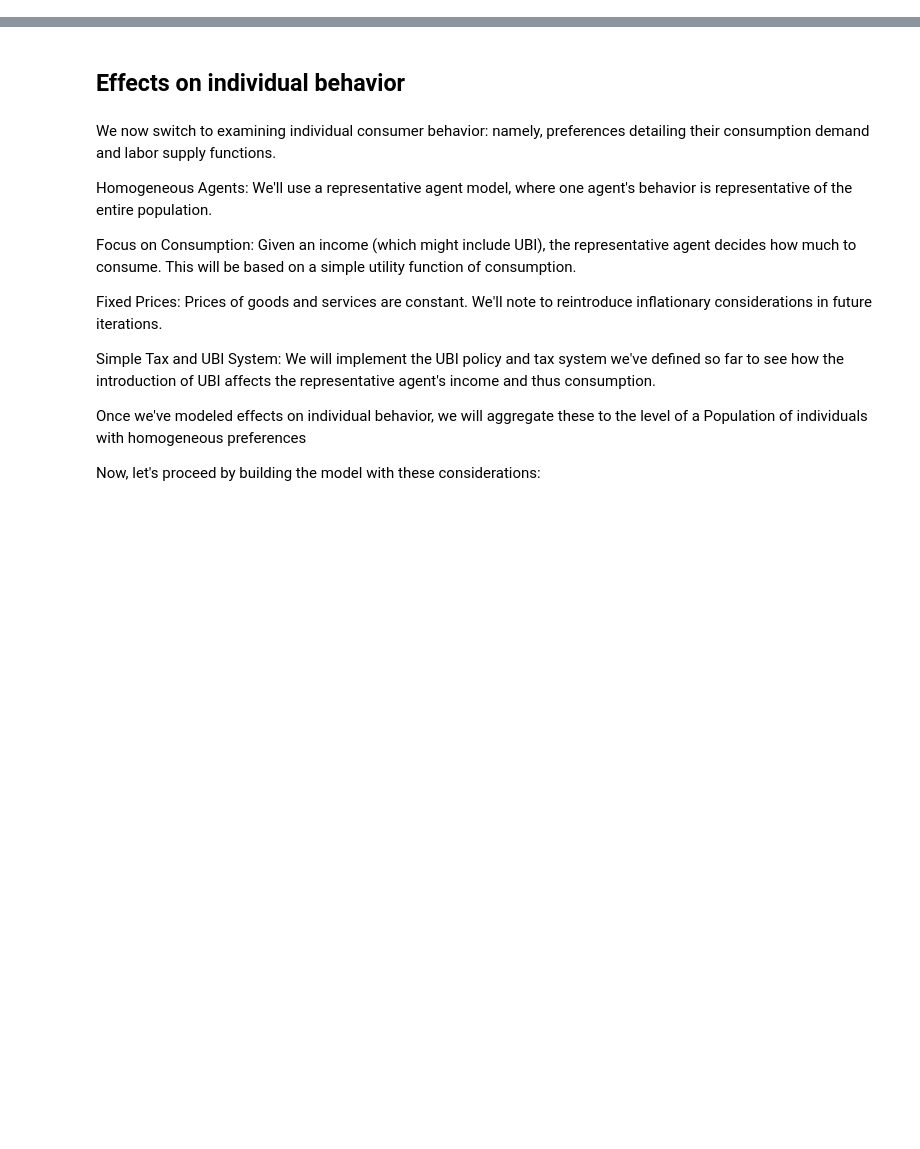
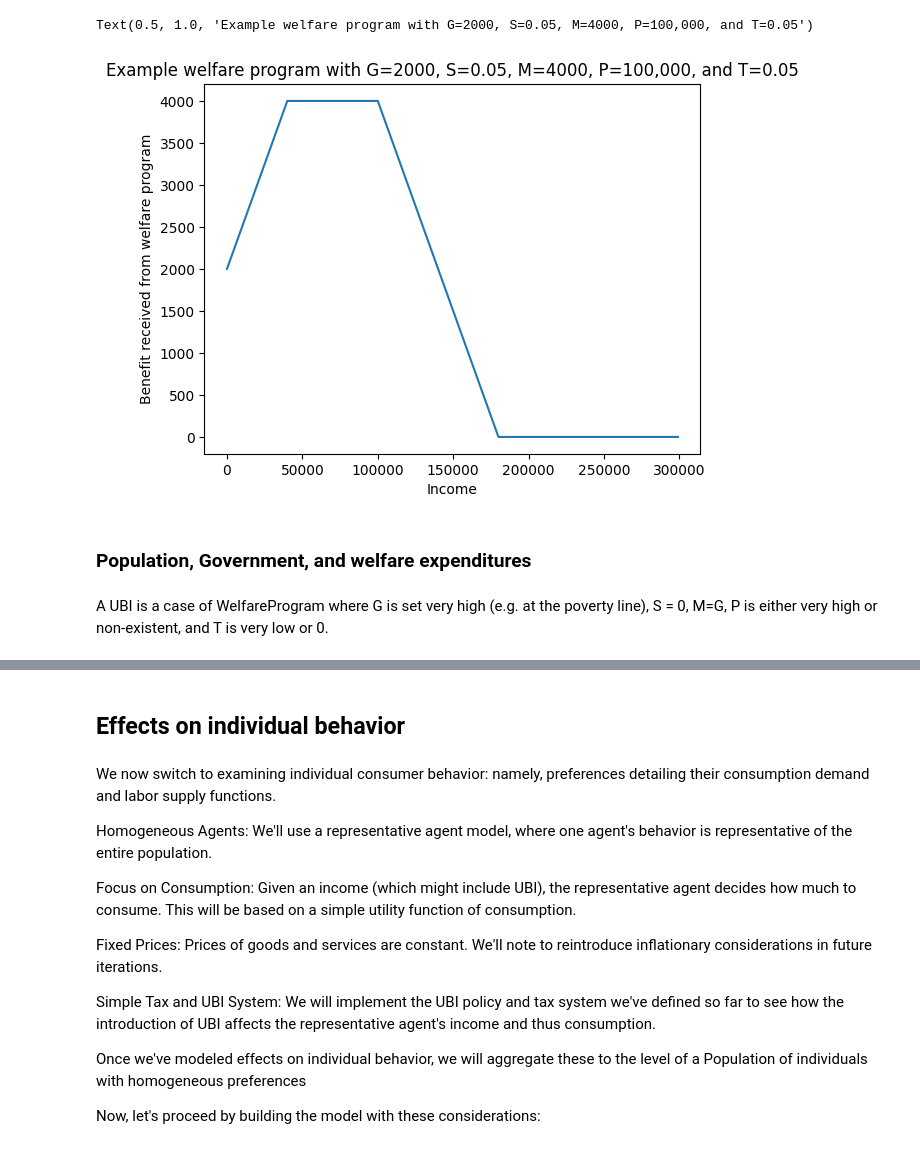
Before and after one commit to ZymoXyl/UBI, a Jupyter notebook: UBI_dynamic_model_wip.ipynb, the cells around one changed output, grey strips where cells are left out. Saved outputs shown, nothing was run; the diff lists cells and outputs as text; code cells hidden in the pictures; blank space fills up the shorter version.

Commit message:
More work on outline, abstract, and individual / aggregate effects

```diff
--- a/UBI_dynamic_model_wip.ipynb
+++ b/UBI_dynamic_model_wip.ipynb
@@ -6 +69,34 @@ import numpy as np
+# %%
+class WelfareProgram:
+    def __init__(self, G, S, M, P, T, participation_rate=1.0, efficiency=1.0):
+        self.G = G  # Grant for an individual with 0 income
+        self.S = S  # Subsidy on earned income
+        self.M = M  # Maximum allowable grant
+        self.P = P  # Phase-out income
+        self.T = T  # "Tax rate" on income above phase-out
+        self.participation_rate = participation_rate  # Participation rate
+        self.efficiency = efficiency  # Rate of rebates given per dollar of funding
+
+    def calculate_rebate(self, income):
+        return min(self.G + self.S * income, self.M, max(self.M - self.T * (income - self.P), 0))
+
+# Test with some example welfare programs
+welfare_program1 = WelfareProgram(G=2000, S=0.05, M=4000, P=100000, T=0.05, efficiency=0.7, participation_rate=0.9)
+welfare_program2 = WelfareProgram(G=3000, S=0.15, M=7000, P=25000, T=0.07, efficiency=0.8, participation_rate=1.0)
+welfare_programs = [welfare_program1, welfare_program2]
+# %%
+# Let's look at the rebate granted by welfare_program1 on individuals at different income level
+
+x = np.arange(0, 300000, 1000)
+y = list(map(lambda x: welfare_program1.calculate_rebate(x), x))
+
+plt.plot(x, y)
+plt.xlabel("Income")
+plt.ylabel("Benefit received from welfare program")
+plt.title("Example welfare program with G=2000, S=0.05, M=4000, P=100,000, and T=0.05")
+# %% [output]
+Text(0.5, 1.0, 'Example welfare program with G=2000, S=0.05, M=4000, P=100,000, and T=0.05')
+[figure, added]
+# %% [markdown]
+### Population, Government, and welfare expenditures
 # %%
@@ -89,3 +158,5 @@ welfare_programs = [welfare_program1, welfare_program2]
+# %% [markdown]
+A UBI is a case of WelfareProgram where G is set very high (e.g. at the poverty line), S = 0, M=G, P is either very high or non-existent, and T is very low or 0.
 # %%
 # Global constant for poverty line
 POVERTY_LINE = 12700  # Placeholder value, adjust as needed
```
Also changed, not shown: parts of 18 cells of this notebook.
